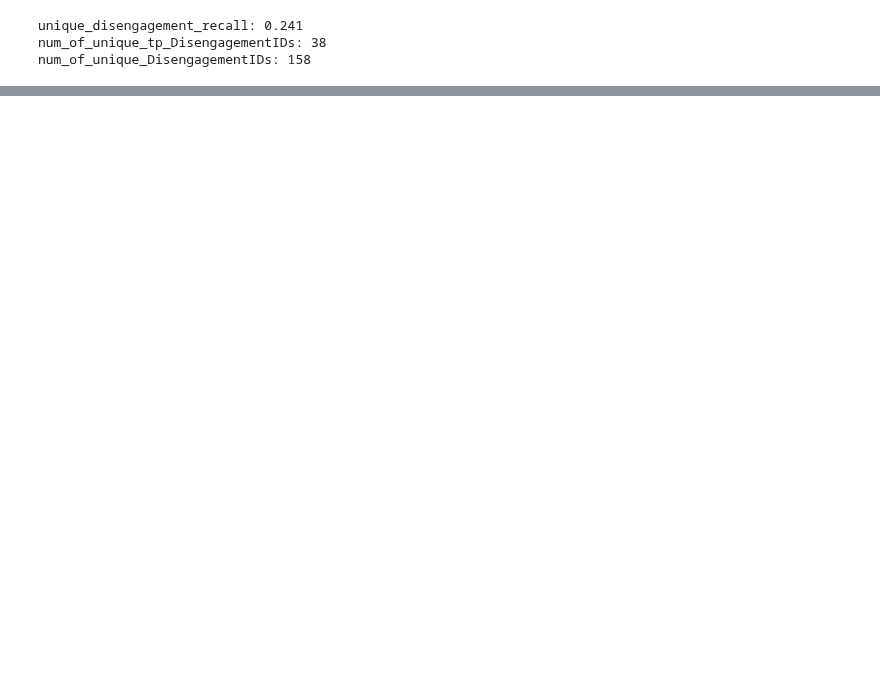
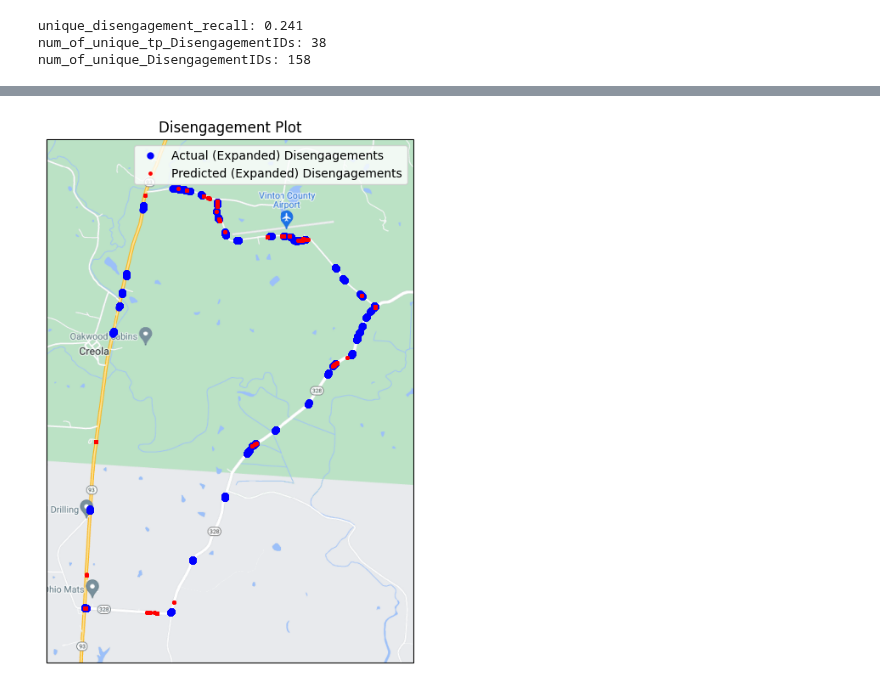
Before and after one commit to NguyetNguyen001/TDMprivate, a Jupyter notebook: my_code/Disengagement_Decision_Trees_v2.ipynb, the cells around one changed output, grey strips where cells are left out. Saved outputs shown, nothing was run; the diff lists cells and outputs as text; code cells hidden in the pictures; blank space fills up the shorter version.

```diff
--- a/my_code/Disengagement_Decision_Trees_v2.ipynb
+++ b/my_code/Disengagement_Decision_Trees_v2.ipynb
@@ -152,3 +152,7 @@ for df in red_preprocessed_dfs:
     else:
 
         red_testing_dfs.append( df )
+# %%
+for df in red_testing_dfs:
+
+    print( f"'{ df[ 'groupMetadataID' ][ 0 ] }'," )
@@ -446,0 +619,82 @@ def ML_metrics( tn, fp, fn, tp, beta, display = False ):
+# %%
+plt.figure( figsize = ( 8, 8 ) )
+
+#
+
+green_preprocessed_df = pd.concat( green_preprocessed_dfs )
+
+#
+
+minLat = np.min( np.array( green_preprocessed_df[ 'latitude' ] ) )
+
+maxLat = np.max( np.array( green_preprocessed_df[ 'latitude' ] ) )
+
+minLon = np.min( np.array( green_preprocessed_df[ 'longitude' ] ) )
+
+maxLon = np.max( np.array( green_preprocessed_df[ 'longitude' ] ) )
+
+expansion_coeff = 0.005
+
+#
+
+del green_preprocessed_df
+
+#
+
+street_map = GoogleTiles( style = 'street' )
+
+ax = plt.axes( projection = street_map.crs )
+
+ax.set_extent( [ minLon - expansion_coeff , maxLon + expansion_coeff, minLat - expansion_coeff, maxLat + expansion_coeff ], ccrs.PlateCarree() )
+
+ax.add_image(street_map, 14)
+
+#
+
+green_testing_df = pd.concat( green_testing_dfs )
+
+green_testing_df[ 'pred_BinaryDisengagementExpanded' ] = y_pred_test
+
+#
+
+actual_disengagement_lat_list_test =  green_testing_df[ green_testing_df[ 'BinaryDisengagementExpanded' ] == 1 ][ 'latitude' ]
+
+actual_disengagement_lon_list_test =  green_testing_df[ green_testing_df[ 'BinaryDisengagementExpanded' ] == 1 ][ 'longitude' ]
+
+#
+
+pred_disengagement_lat_list_test =  green_testing_df[ green_testing_df[ 'pred_BinaryDisengagementExpanded' ] == 1 ][ 'latitude' ]
+
+pred_disengagement_lon_list_test =  green_testing_df[ green_testing_df[ 'pred_BinaryDisengagementExpanded' ] == 1 ][ 'longitude' ]
+
+#
+
+del green_testing_df
+
+#
+
+plt.plot( actual_disengagement_lon_list_test,
+          actual_disengagement_lat_list_test,
+          transform = ccrs.PlateCarree(),
+          marker = 'o',
+          ls = '',
+          color = 'blue',
+          ms = 5,
+          label = 'Actual (Expanded) Disengagements' )
+
+plt.plot( pred_disengagement_lon_list_test,
+          pred_disengagement_lat_list_test,
+          transform = ccrs.PlateCarree(),
+          marker = 'o',
+          ls = '',
+          color = 'red',
+          ms = 2.5,
+          label = 'Predicted (Expanded) Disengagements' )
+
+plt.title( 'Disengagement Plot' )
+
+plt.legend()
+
+plt.show()
+# %% [output]
+[figure, added]
```
Also changed, not shown: parts of 29 cells of this notebook, 11 other files.
